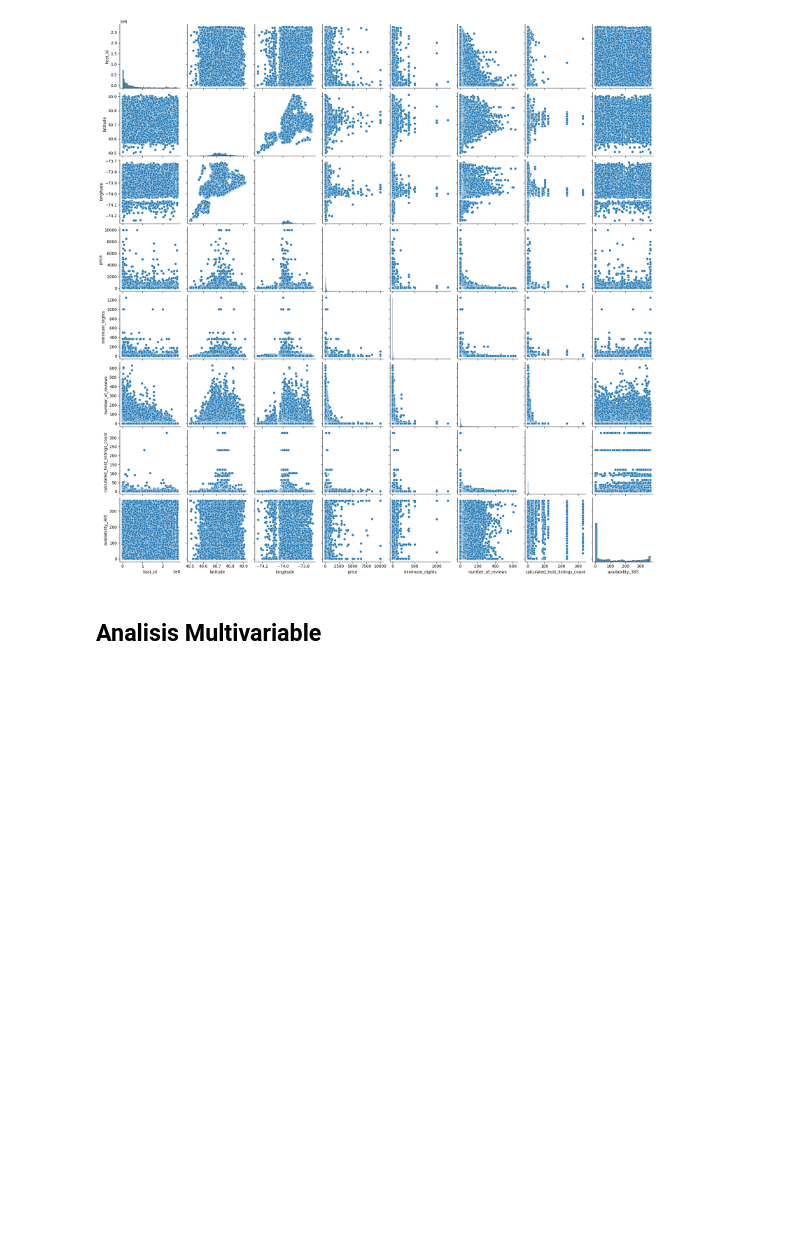
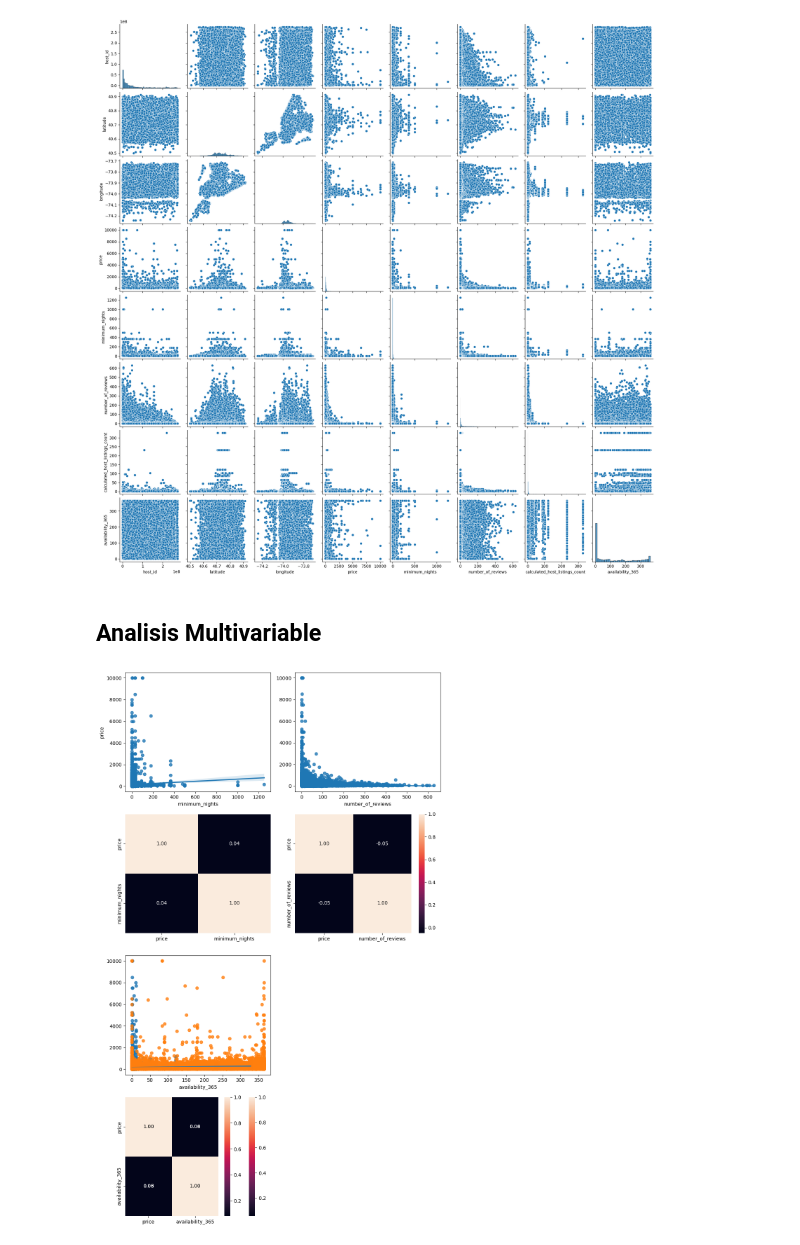
Before and after one commit to pcaliman2/13_Machinne_Learning, a Jupyter notebook: src/explore.ipynb, the cells around one changed output. Drawn from its saved outputs; the diff is of its cells as text; code cells hidden in the pictures; blank space fills up the shorter version.

```diff
--- a/src/explore.ipynb
+++ b/src/explore.ipynb
@@ -169,26 +200,37 @@ sns.pairplot(data = Datos_Reducidos)
 # %%
 # Numerical - Numerical Analysis
 
 # Create subplot canvas
 fig, axis = plt.subplots(4, 2, figsize = (10, 16))
 
 # Create Plates
-sns.regplot(ax = axis[0, 0], data = total_data, x = "minimum_nights", y = "price")
-sns.heatmap(total_data[["price", "minimum_nights"]].corr(), annot = True, fmt = ".2f", ax = axis[1, 0], cbar = False)
+sns.regplot(ax = axis[0, 0], data = Datos_Reducidos, x = "minimum_nights", y = "price")
+sns.heatmap(Datos_Reducidos[["price", "minimum_nights"]].corr(), annot = True, fmt = ".2f", ax = axis[1, 0], cbar = False)
 
-sns.regplot(ax = axis[0, 1], data = total_data, x = "number_of_reviews", y = "price").set(ylabel = None)
-sns.heatmap(total_data[["price", "number_of_reviews"]].corr(), annot = True, fmt = ".2f", ax = axis[1, 1])
+sns.regplot(ax = axis[0, 1], data = Datos_Reducidos, x = "number_of_reviews", y = "price").set(ylabel = None)
+sns.heatmap(Datos_Reducidos[["price", "number_of_reviews"]].corr(), annot = True, fmt = ".2f", ax = axis[1, 1])
 
-sns.regplot(ax = axis[2, 0], data = total_data, x = "calculated_host_listings_count", y = "price").set(ylabel = None)
-sns.heatmap(total_data[["price", "calculated_host_listings_count"]].corr(), annot = True, fmt = ".2f", ax = axis[3, 0]).set(ylabel = None)
+sns.regplot(ax = axis[2, 0], data = Datos_Reducidos, x = "calculated_host_listings_count", y = "price").set(ylabel = None)
+sns.heatmap(Datos_Reducidos[["price", "calculated_host_listings_count"]].corr(), annot = True, fmt = ".2f", ax = axis[3, 0]).set(ylabel = None)
+
+sns.regplot(ax = axis[2, 0], data = Datos_Reducidos, x = "availability_365", y = "price").set(ylabel = None)
+sns.heatmap(Datos_Reducidos[["price", "availability_365"]].corr(), annot = True, fmt = ".2f", ax = axis[3, 0]).set(ylabel = None)
+
+
+
+
+
+
 fig.delaxes(axis[2, 1])
 fig.delaxes(axis[3, 1])
 
 # Adjust layout
 plt.tight_layout()
 
 # Show the plot
 plt.show()
+# %% [output]
+[figure, added]
 # %%
 fig, axis = plt.subplots(figsize = (5, 4))
 
```
Also changed, not shown: parts of 9 cells of this notebook.
